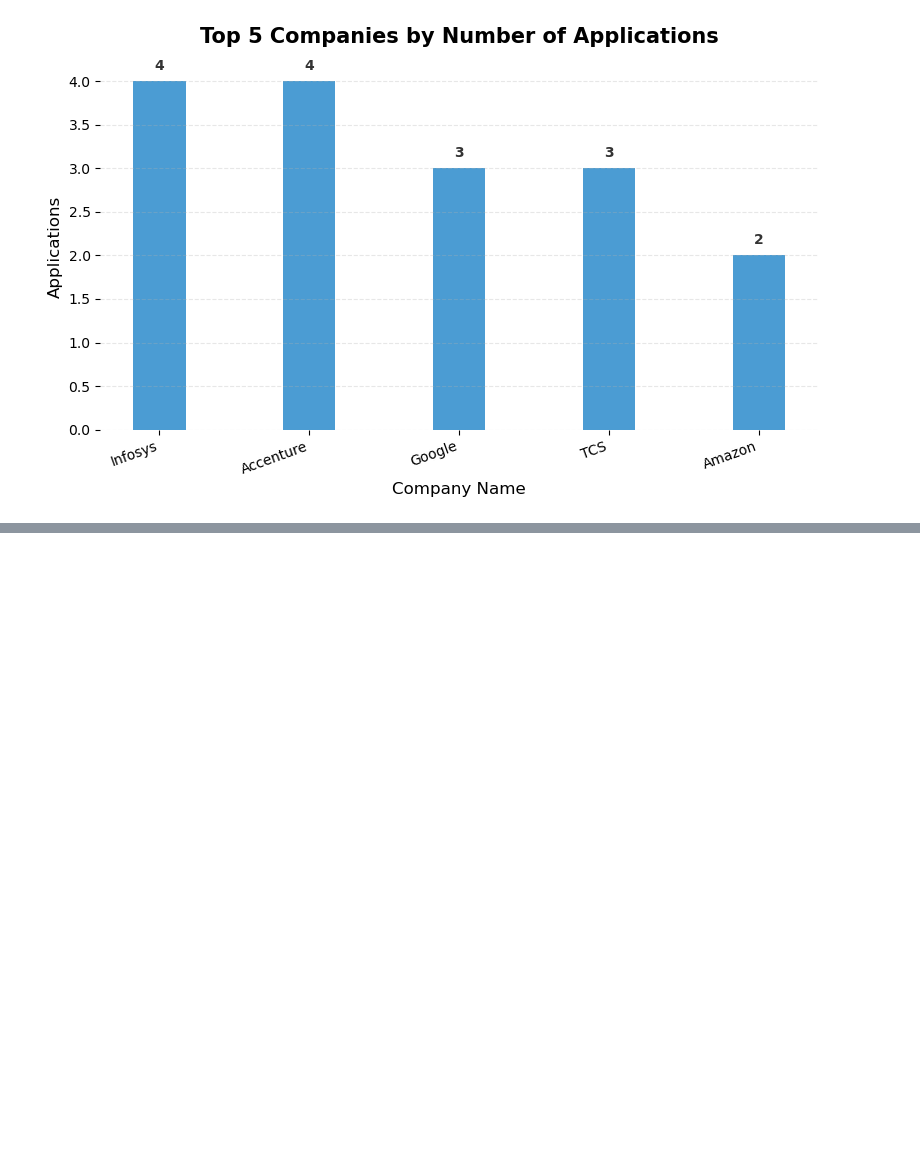
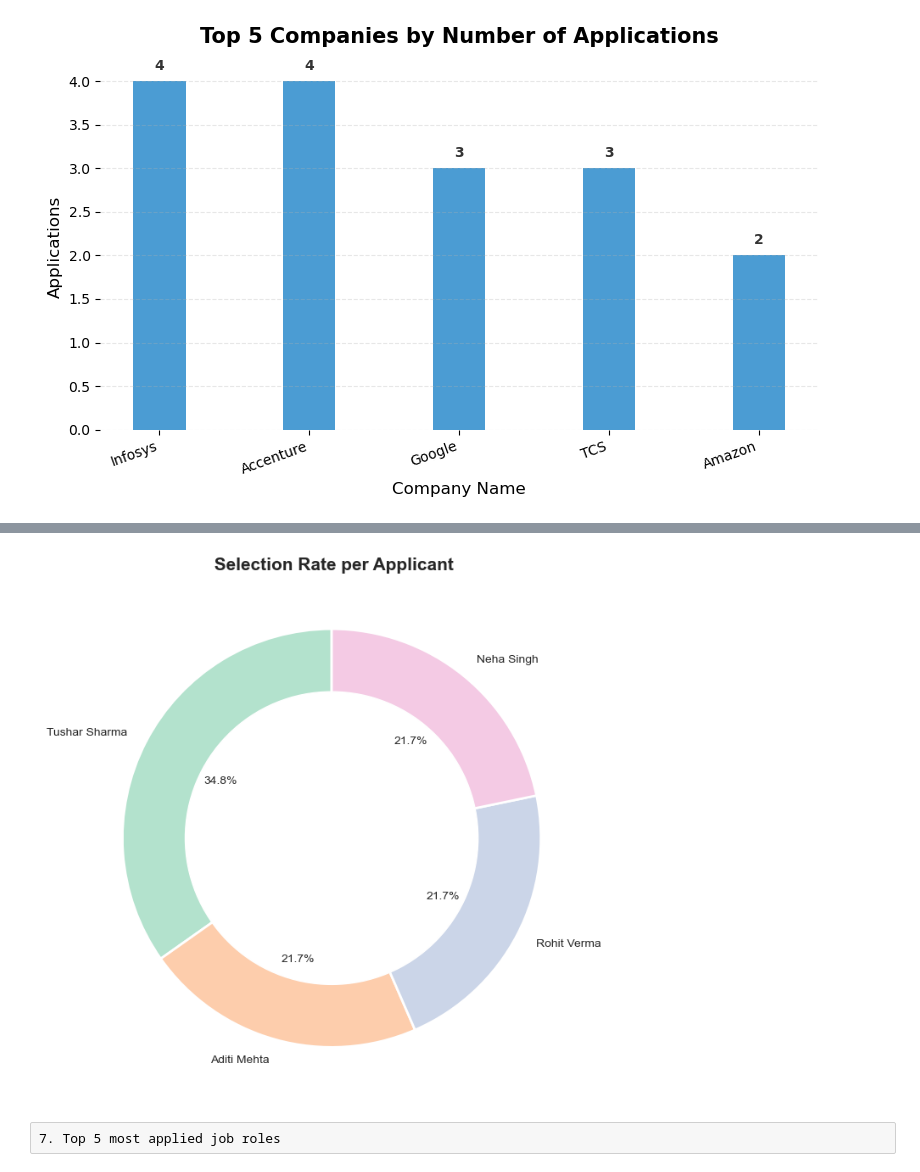
Before and after one commit to tusharshukla34/Job-Application-Tracker-With-SQL-and-Python-libraries, a Jupyter notebook: Job Application Tracker.ipynb, the cells around one changed output, grey strips where cells are left out. Drawn from its saved outputs; the diff is of its cells as text; code cells hidden in the pictures; blank space fills up the shorter version.

```diff
--- a/Job Application Tracker.ipynb
+++ b/Job Application Tracker.ipynb
@@ -152,0 +278,15 @@ plt.show()
+# %%
+query = ''' SELECT
+            a.name,
+            COUNT(CASE WHEN app.status = 'selected' THEN 1 END) AS selected_count,
+            COUNT(*) AS total_applications,
+            ROUND(
+                   COUNT(CASE WHEN app.status = 'selected' THEN 1 END) * 100.0 / COUNT(*),2
+                 ) AS selection_rate_percent
+            FROM applicants a
+            JOIN applications app ON a.applicant_id = app.applicant_id
+            GROUP BY a.name
+            ORDER BY selection_rate_percent DESC;
+            '''
+df6 = pd.read_sql(query,engine)
+df6
@@ -152,0 +299,27 @@ plt.show()
+# %%
+# Donut Chart – Selection Rate per Applicant
+plt.figure(figsize=(7, 7))
+colors = plt.cm.Pastel2.colors
+
+wedges, texts, autotexts = plt.pie(
+    df6['selection_rate_percent'],
+    labels=df6['name'],
+    autopct='%1.1f%%',
+    startangle=90,
+    colors=colors,
+    wedgeprops={'edgecolor': 'white', 'linewidth': 2},
+    textprops={'fontsize': 10}
+)
+
+# Add a white circle in the middle
+centre_circle = plt.Circle((0, 0), 0.70, fc='white')
+plt.gca().add_artist(centre_circle)
+
+# Title
+plt.title(' Selection Rate per Applicant', fontsize=15, fontweight='bold')
+plt.tight_layout()
+plt.show()
+# %% [output]
+[figure, added]
+# %% [raw]
+7. Top 5 most applied job roles
```
Also changed, not shown: parts of 15 cells of this notebook.
